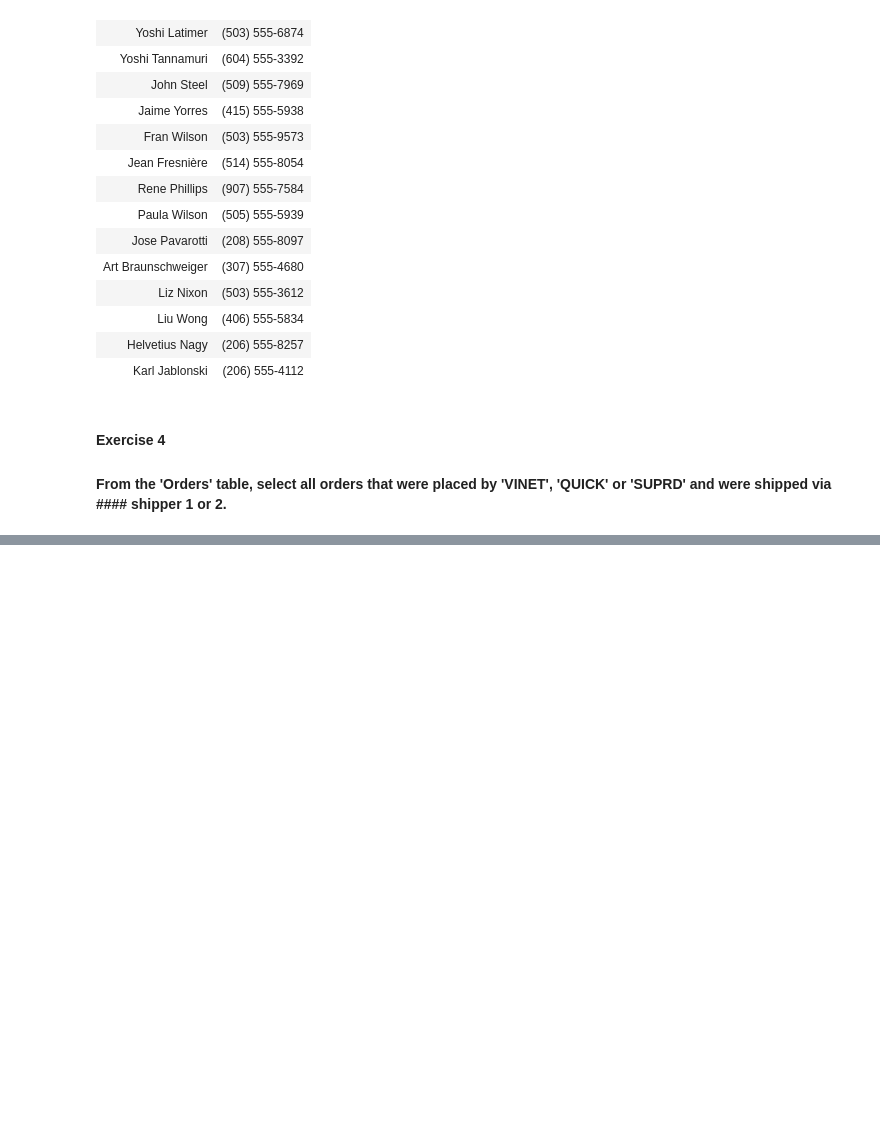
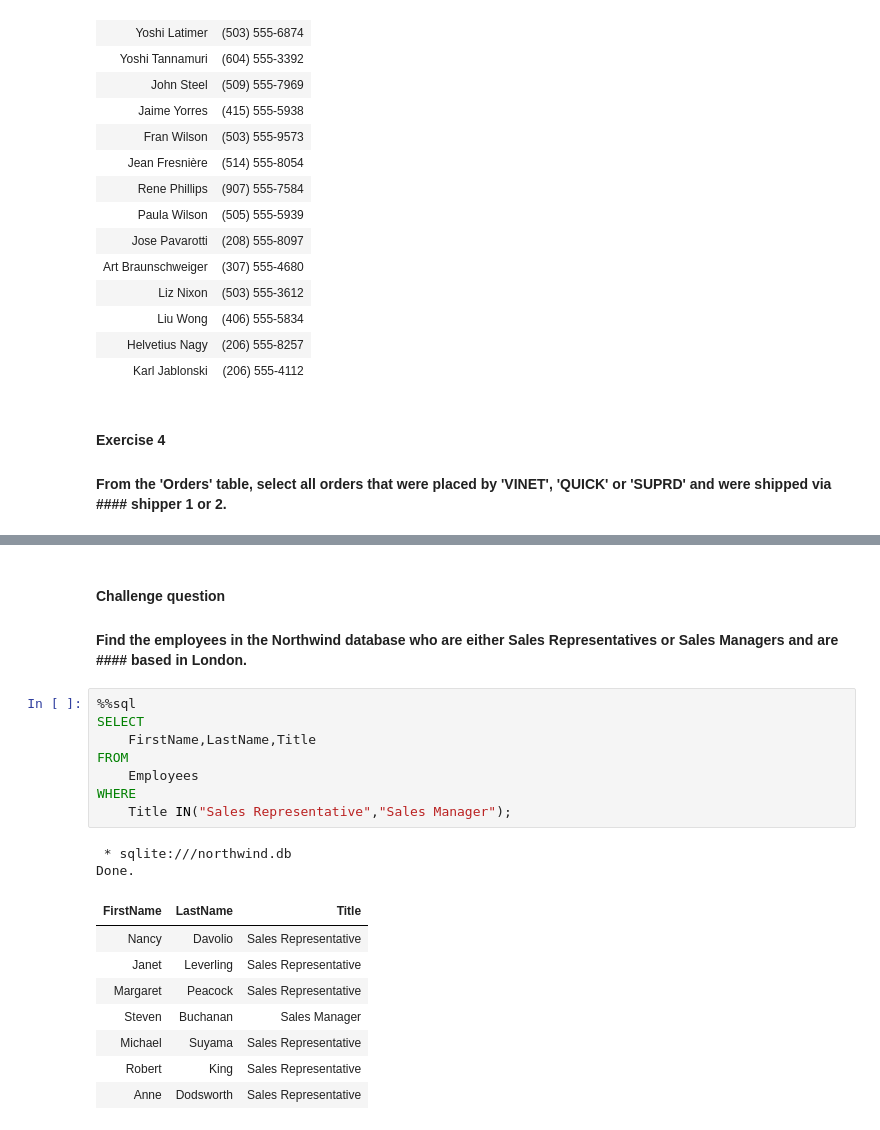
Before and after one commit to RealElvince/northwind-SQLite3, a Jupyter notebook: src/queries.ipynb, the cells around one changed output, grey strips where cells are left out. Drawn from its saved outputs; the diff is of its cells as text; blank space fills up the shorter version.

```diff
--- a/src/queries.ipynb
+++ b/src/queries.ipynb
@@ -147,3 +147,25 @@ Done.
 | 10788 | QUICK | 1 | 2017-12-22 | 2018-01-19 | 2018-01-19 | 2 | 32.5 | QUICK-Stop | Taucherstraße 10 | ... |
 | 10841 | SUPRD | 5 | 2018-01-20 | 2018-02-17 | 2018-01-29 | 2 | 37.75 | Suprêmes délices | Boulevard Tirou, 255 | ... |
 | 10845 | QUICK | 8 | 2018-01-21 | 2018-02-04 | 2018-01-30 | 1 | 71.25 | QUICK-Stop | Taucherstraße 10 | ... |
+# %% [markdown]
+#### Challenge question
+#### Find the employees in the Northwind database who are either Sales Representatives or Sales Managers and are #### based in London.
+# %%
+%%sql
+SELECT
+    FirstName,LastName,Title
+FROM
+    Employees
+WHERE
+    Title IN("Sales Representative","Sales Manager");
+# %% [output]
+ * sqlite:///northwind.db
+Done.
+| FirstName | LastName | Title |
+| Nancy | Davolio | Sales Representative |
+| Janet | Leverling | Sales Representative |
+| Margaret | Peacock | Sales Representative |
+| Steven | Buchanan | Sales Manager |
+| Michael | Suyama | Sales Representative |
+| Robert | King | Sales Representative |
+| Anne | Dodsworth | Sales Representative |
```
Also changed, not shown: parts of 2 cells of this notebook.
